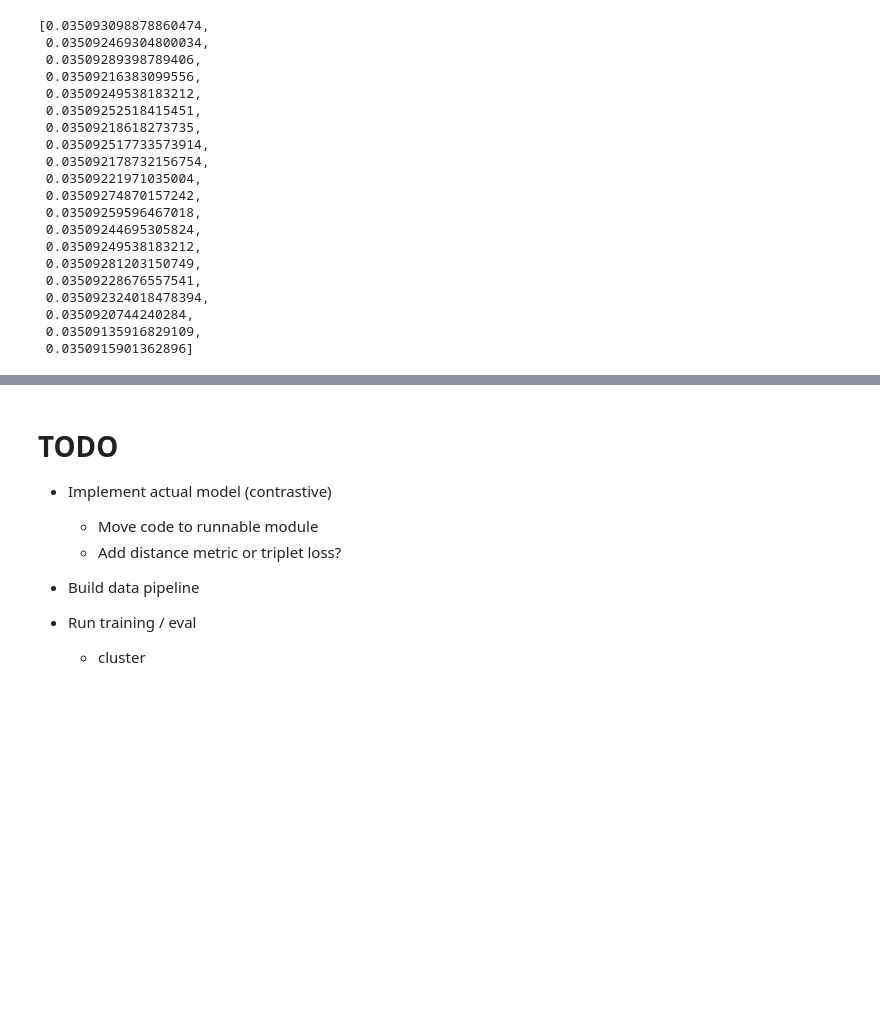
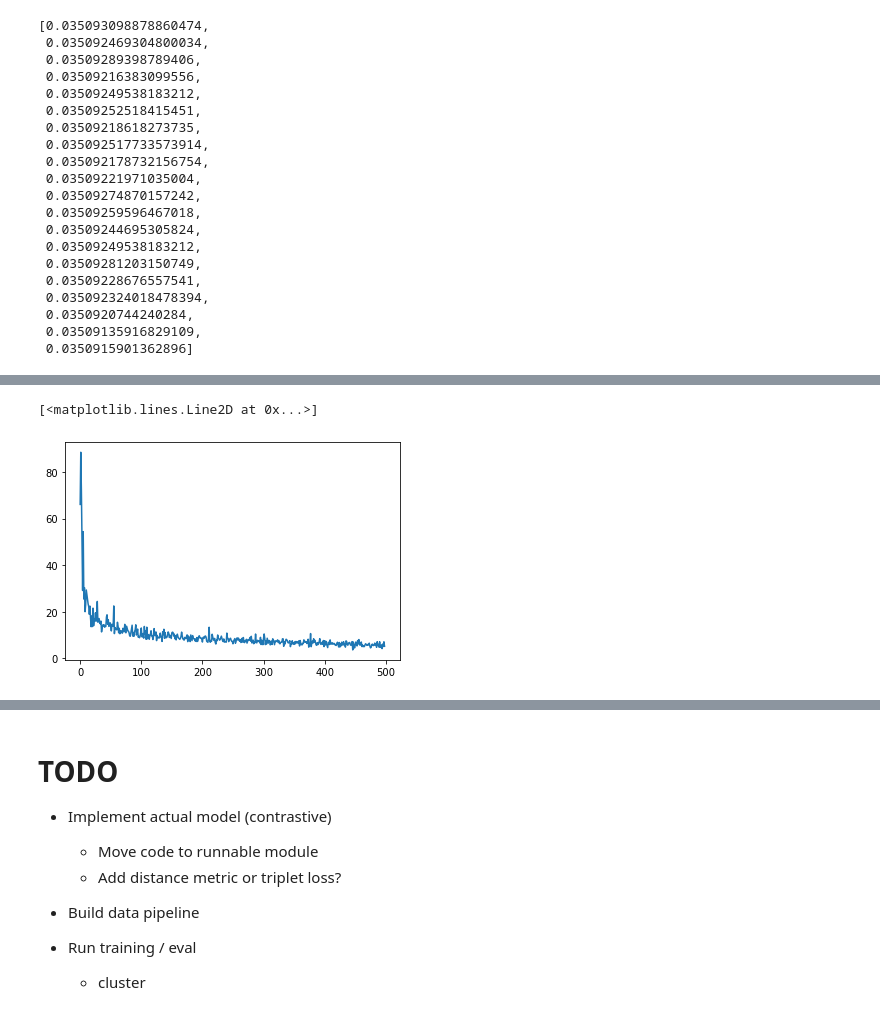
Before and after one commit to daniter-cu/discoher, a Jupyter notebook: notebooks/Modeling.ipynb, the cells around one changed output, grey strips where cells are left out. Drawn from its saved outputs; the diff is of its cells as text; code cells hidden in the pictures; blank space fills up the shorter version.

```diff
--- a/notebooks/Modeling.ipynb
+++ b/notebooks/Modeling.ipynb
@@ -180,0 +236,42 @@ losses[-20:]
+# %%
+args = "--epochs 2 --emsize 768 --nhid 1536 --bptt 10 --batch_size 4 --nlayers 2"
+runner = ModelRunner(args.split())
+
+batch_size = runner.args.batch_size
+bptt = runner.args.bptt
+total = batch_size * bptt
+print(batch_size, bptt, total)
+
+
+
+full_data = get_vars_from_sent(sent_reprs)
+criterion = torch.nn.CrossEntropyLoss()
+
+
+losses = []
+all_acc = []
+for i in range(500):
+    runner.model.train()
+    runner.model.zero_grad()
+    input_data, target_data = get_batch(full_data, i)
+    if input_data is None:
+        continue
+    output = runner.model(input_data)
+    logits = torch.matmul(output.reshape(-1, 768), target_data.reshape(-1, 768).t())
+    tmp = torch.diag_embed(torch.tensor([float('-inf')]*(total - 1)), offset=-1)
+    index = torch.LongTensor([0]+ list(range(total-batch_size+1,total))+ list(range(1,total-batch_size+1)))
+    mask_self_dot = tmp[index]
+    logits = logits + mask_self_dot
+    labels = torch.tensor(list(range(total)))
+    loss = criterion(logits, labels)
+    acc = torch.sum(torch.argmax(logits, axis=1) == labels) / total
+    all_acc.append(acc)
+    loss.backward()
+
+    torch.nn.utils.clip_grad_norm_(runner.model.parameters(), 0.25)
+    for p in runner.model.parameters():
+        p.data.add_(p.grad, alpha=-1)
+    losses.append(loss.item())
+
+    if i % 50 == 0:
+        print(run_eval())
@@ -180,0 +291,5 @@ losses[-20:]
+# %%
+plt.plot(losses)
+# %% [output]
+[<matplotlib.lines.Line2D at 0x...>]
+[figure, added]
```
Also changed, not shown: parts of 9 cells of this notebook, 4 other files.
